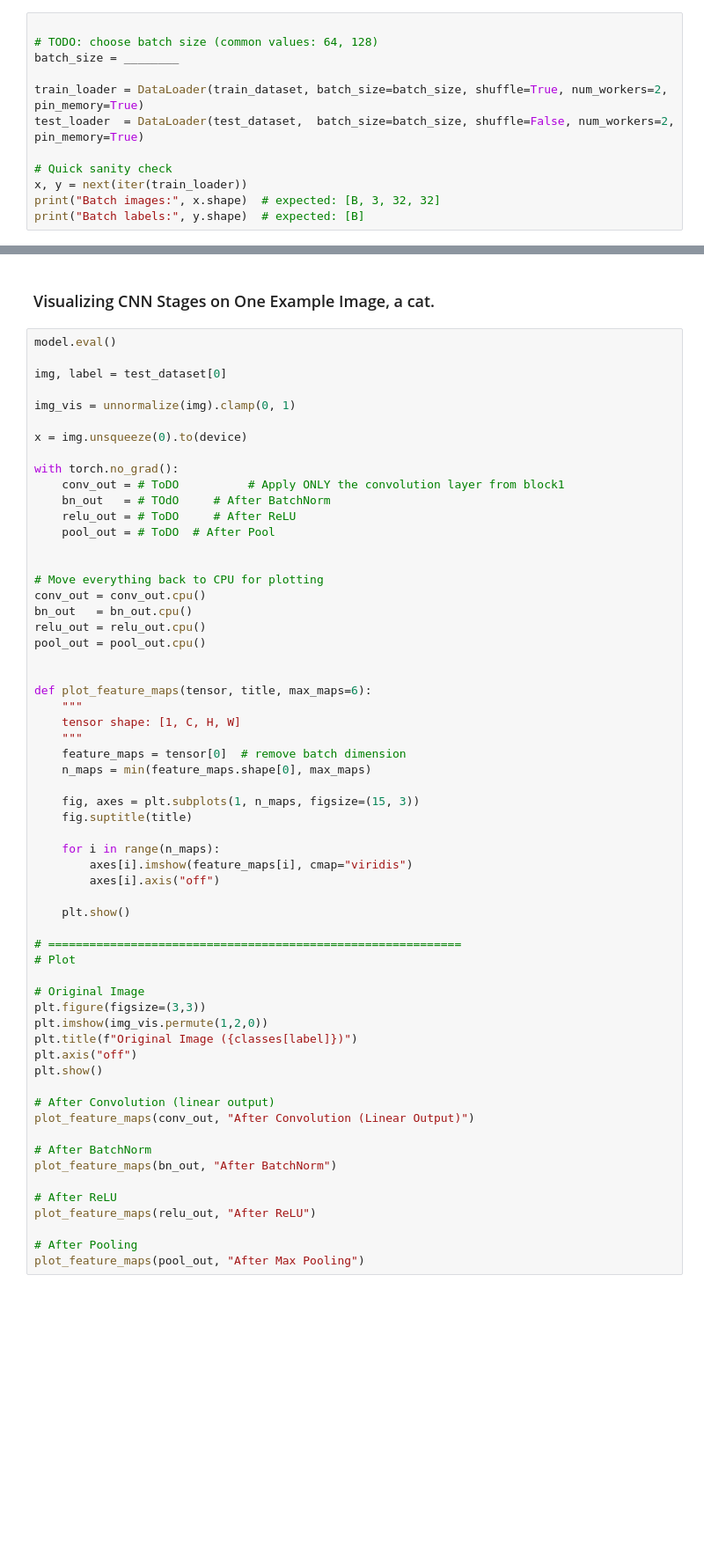
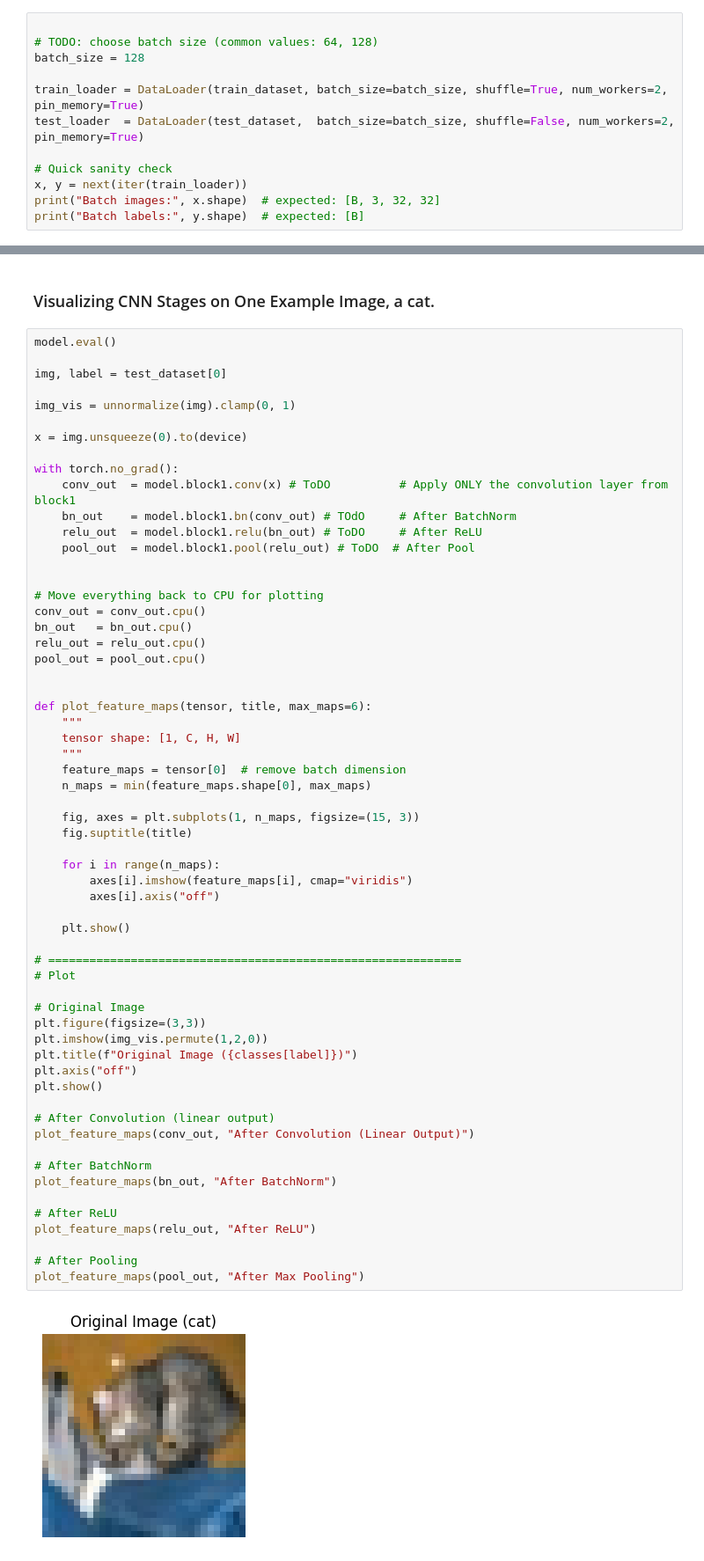
Before and after one commit to sepanta007/DL_Image_Analysis, a Jupyter notebook: Lab2/cnn_lab_cifar10_pytorch.ipynb, the cells around one changed output, grey strips where cells are left out. Shown at 88% size. Cells and saved outputs as stored; diff of their text form; blank space fills up the shorter version.

```diff
--- a/Lab2/cnn_lab_cifar10_pytorch.ipynb
+++ b/Lab2/cnn_lab_cifar10_pytorch.ipynb
@@ -171,7 +184,7 @@ We will batch data and shuffle the training set.
 # %%
 
 # TODO: choose batch size (common values: 64, 128)
-batch_size = ________
+batch_size = 128
 
 train_loader = DataLoader(train_dataset, batch_size=batch_size, shuffle=True, num_workers=2, pin_memory=True)
 test_loader  = DataLoader(test_dataset,  batch_size=batch_size, shuffle=False, num_workers=2, pin_memory=True)
@@ -512,10 +565,10 @@ img_vis = unnormalize(img).clamp(0, 1)
 x = img.unsqueeze(0).to(device)
 
 with torch.no_grad():
-    conv_out = # ToDO          # Apply ONLY the convolution layer from block1
-    bn_out   = # TOdO     # After BatchNorm
-    relu_out = # ToDO     # After ReLU
-    pool_out = # ToDO  # After Pool
+    conv_out  = model.block1.conv(x) # ToDO          # Apply ONLY the convolution layer from block1
+    bn_out    = model.block1.bn(conv_out) # TOdO     # After BatchNorm
+    relu_out  = model.block1.relu(bn_out) # ToDO     # After ReLU
+    pool_out  = model.block1.pool(relu_out) # ToDO  # After Pool
 
 
 # Move everything back to CPU for plotting
@@ -535,30 +588,32 @@ def plot_feature_maps(tensor, title, max_maps=6):
     fig, axes = plt.subplots(1, n_maps, figsize=(15, 3))
     fig.suptitle(title)
 
     for i in range(n_maps):
         axes[i].imshow(feature_maps[i], cmap="viridis")
         axes[i].axis("off")
 
     plt.show()
 
 # ============================================================
 # Plot
 
 # Original Image
 plt.figure(figsize=(3,3))
 plt.imshow(img_vis.permute(1,2,0))
 plt.title(f"Original Image ({classes[label]})")
 plt.axis("off")
 plt.show()
 
 # After Convolution (linear output)
 plot_feature_maps(conv_out, "After Convolution (Linear Output)")
 
 # After BatchNorm
 plot_feature_maps(bn_out, "After BatchNorm")
 
 # After ReLU
 plot_feature_maps(relu_out, "After ReLU")
 
 # After Pooling
 plot_feature_maps(pool_out, "After Max Pooling")
+# %% [output]
+[figure, added]
```
Also changed, not shown: parts of 16 cells of this notebook.
